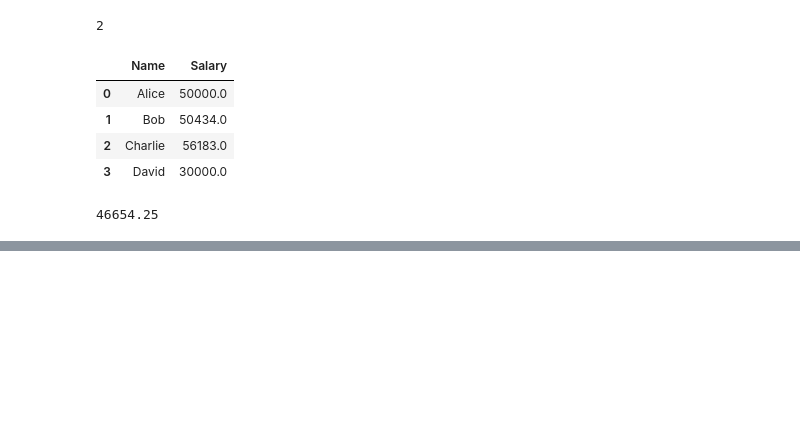
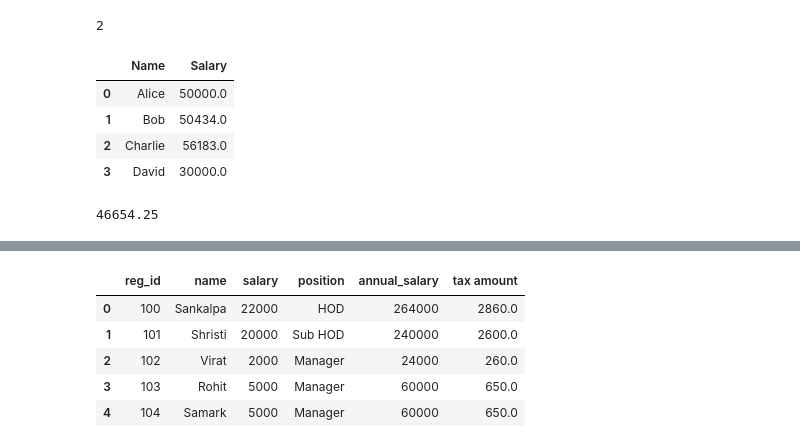
Before and after one commit to SankalpaGit/Random_Coding, a Jupyter notebook: python/data.ipynb, the cells around one changed output, grey strips where cells are left out. Saved outputs shown, nothing was run; the diff lists cells and outputs as text; code cells hidden in the pictures; blank space fills up the shorter version.

```diff
--- a/python/data.ipynb
+++ b/python/data.ipynb
@@ -103,0 +175,11 @@ print(post_avg_salary)
+# %%
+df_after_tax = df_after_annual_salary.copy()
+df_after_tax['tax amount'] = tax
+df_after_tax.head()
+# %% [output]
+|  | reg_id | name | salary | position | annual_salary | tax amount |
+| 0 | 100 | Sankalpa | 22000 | HOD | 264000 | 2860.0 |
+| 1 | 101 | Shristi | 20000 | Sub HOD | 240000 | 2600.0 |
+| 2 | 102 | Virat | 2000 | Manager | 24000 | 260.0 |
+| 3 | 103 | Rohit | 5000 | Manager | 60000 | 650.0 |
+| 4 | 104 | Samark | 5000 | Manager | 60000 | 650.0 |
```
Also changed, not shown: parts of 10 cells of this notebook.
